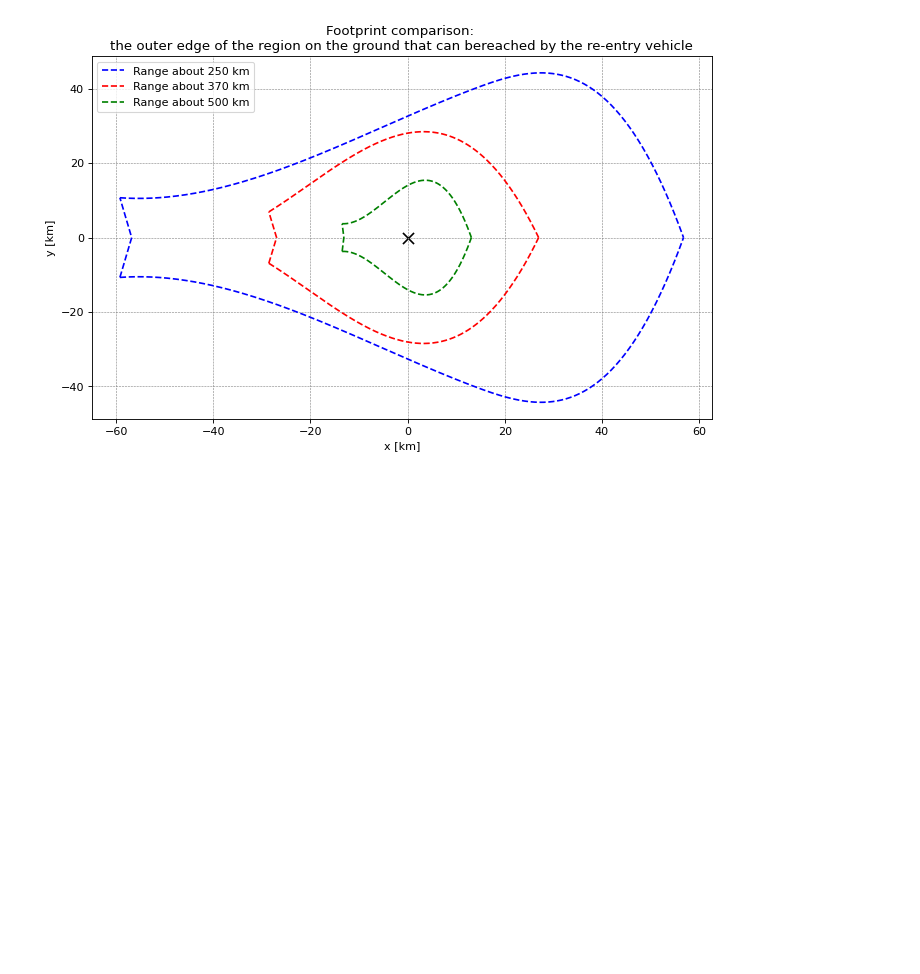
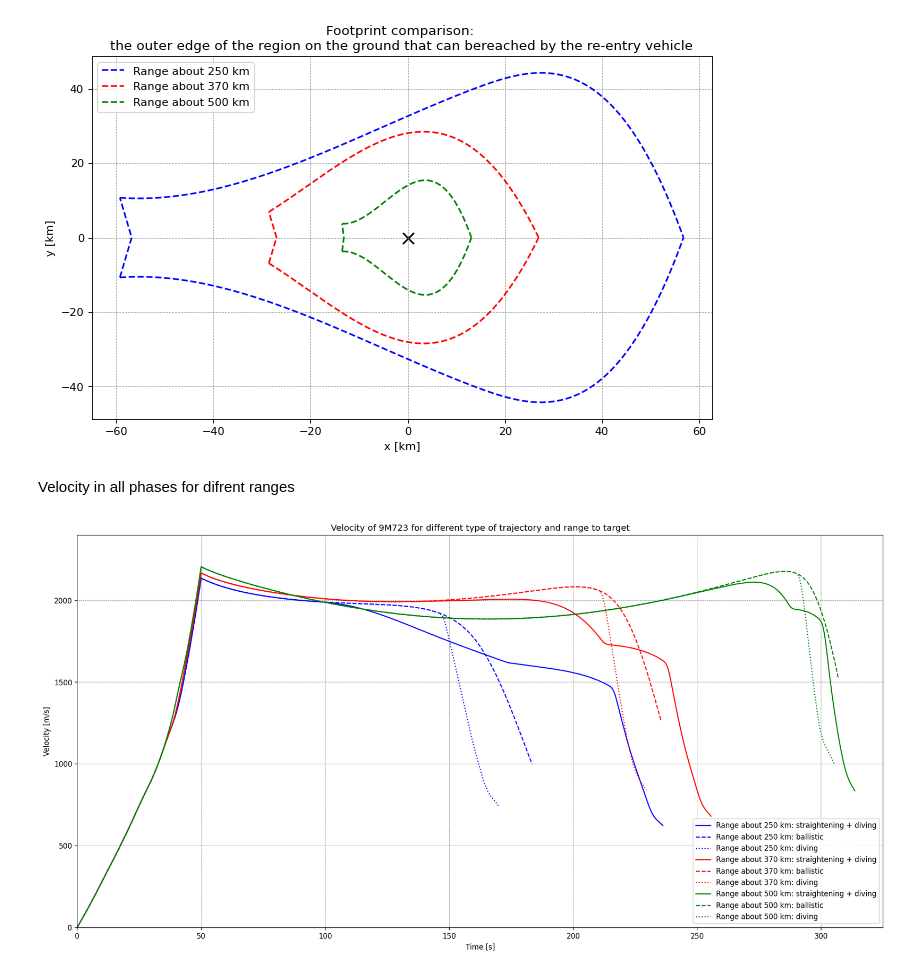
Before and after one commit to rafal9820/9M723-Iskander-missile-trajectory, a Jupyter notebook: python_analysis/iskander_trajectory_analysis.ipynb, the cells around one changed output. Cells and saved outputs as stored; diff of their text form; code cells hidden in the pictures; blank space fills up the shorter version.

Commit message:
Analysis Iskander trajectory using Python libraries

```diff
--- a/python_analysis/iskander_trajectory_analysis.ipynb
+++ b/python_analysis/iskander_trajectory_analysis.ipynb
@@ -887,3 +887,41 @@ plt.legend(['Range about 250 km', 'Range about 370 km','Range about 500 km'])
 plt.show()
 # %% [output]
 [figure]
+# %% [markdown]
+Velocity in all phases for difrent ranges
+# %%
+# size of the figure
+plt.figure(figsize=(20,10), dpi=120)
+
+# plotting
+fig = plt.plot(P_10.t, P_10['|V|'], 'b')
+plt.plot(B_10.t, B_10['|V|'], 'b--')
+plt.plot(N_10.t, N_10['|V|'], 'b:')
+plt.plot(P_20.t, P_20['|V|'], 'r')
+plt.plot(B_20.t, B_20['|V|'], 'r--')
+plt.plot(N_20.t, N_20['|V|'], 'r:')
+plt.plot(P_30.t, P_30['|V|'], 'g')
+plt.plot(B_30.t, B_30['|V|'], 'g--')
+plt.plot(N_30.t, N_30['|V|'], 'g:')
+
+# axis settings
+plt.xlim(0, 325)
+plt.ylim(0, 2400)
+
+# axis description and grid settings
+ax = plt.gca()
+# ax.set_aspect('equal', adjustable='box')
+ax.grid(color='grey', linestyle='--', linewidth=0.5)
+plt.ylabel('Velocity [m/s]')
+plt.xlabel('Time [s]')
+
+# figure title
+plt.title('Velocity of 9M723 for different type of trajectory and range to target')
+plt.legend(['Range about 250 km: straightening + diving', 'Range about 250 km: ballistic', 'Range about 250 km: diving',
+            'Range about 370 km: straightening + diving', 'Range about 370 km: ballistic', 'Range about 370 km: diving',
+            'Range about 500 km: straightening + diving', 'Range about 500 km: ballistic', 'Range about 500 km: diving'])
+
+# show figure
+plt.show()
+# %% [output]
+[figure, added]
```
Also changed, not shown: parts of 1 cell of this notebook.
